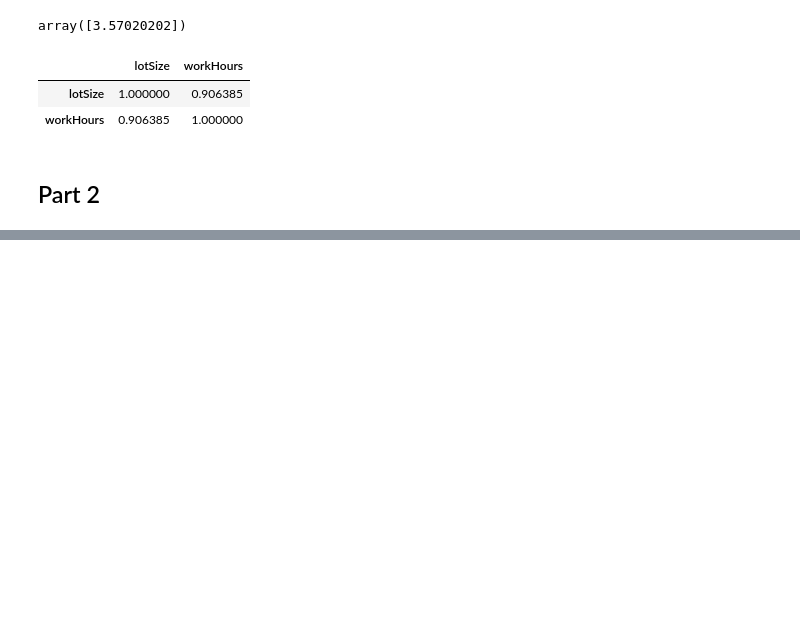
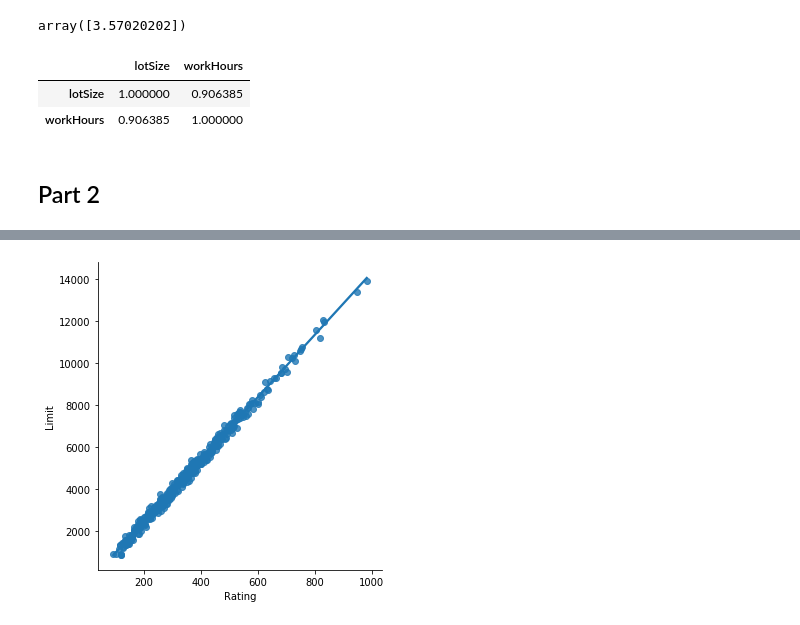
Before and after one commit to USF-CS-663-Spring-2020/lab-05-regression-tylerIams, a Jupyter notebook: Lab5.ipynb, the cells around one changed output, grey strips where cells are left out. Drawn from its saved outputs; the diff is of its cells as text; code cells hidden in the pictures; blank space fills up the shorter version.

```diff
--- a/Lab5.ipynb
+++ b/Lab5.ipynb
@@ -59,0 +95,6 @@ corr_matrix
+# %%
+plt_rating = sns.lmplot(x='Rating', y='Limit', data=df)
+# Slope is near 15
+# Intercept is near 0
+# %% [output]
+[figure, added]
```
Also changed, not shown: parts of 11 cells of this notebook.
